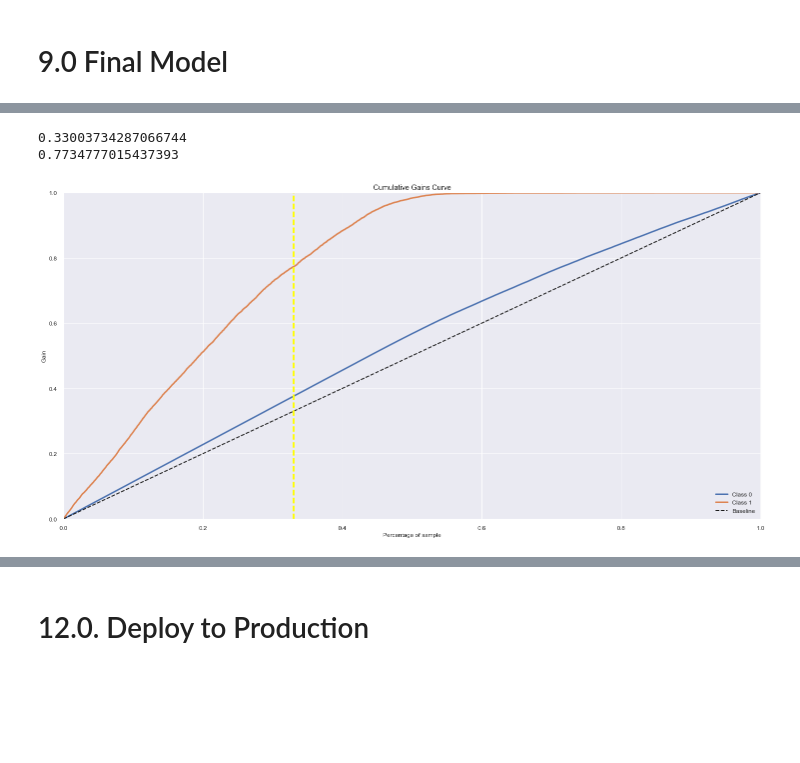
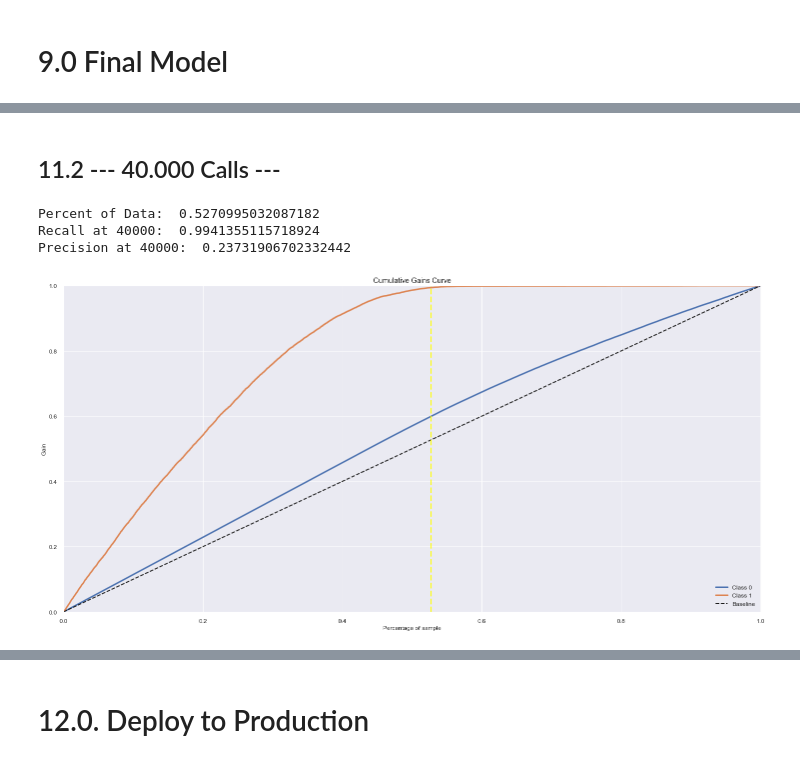
Before and after one commit to lujanrr/lujanrr_health_insurance_cross_sell, a Jupyter notebook: notebooks/Updated_1.0-LRR-health-insurance-cross-sell.ipynb, the cells around one changed output, grey strips where cells are left out. Cells and saved outputs as stored; diff of their text form; code cells hidden in the pictures; blank space fills up the shorter version.

```diff
--- a/notebooks/Updated_1.0-LRR-health-insurance-cross-sell.ipynb
+++ b/notebooks/Updated_1.0-LRR-health-insurance-cross-sell.ipynb
@@ -1417,12 +1447,12 @@ With 26 thousand calls and 4 hundred, our model would predict 80% of all people
 # %%
-random_choice = (33/100) * len(data)
-model         = (81/100) * len(data)
+random_choice = (65/100) * 127000
+model         = (99/100) * 127000
 
-x = random_choice * 1000
-y = model * 1000
+x = random_choice * (2000*12)
+y = model * (2000*12)
+dif=y-x
 
-print(str(int(x)) + ' revenue with random choice')
-print(str(int(y)) + ' revenue with model')
-
-print('difference in $: ' + str(int(y-x)) )
+print('{} Annual revenue with random choice'.format(x))
+print('{} Annual revenue with model'.format(y))
+print('difference in $: {} '.format(dif)  )
 # %% [output]
@@ -1522,15 +1601,20 @@ plt.show();
+# %% [markdown]
+## 11.2 --- 40.000 Calls ---
 # %%
-percent_of_dataset = 25100 / len(data)
-recall_at_25100 = recall_at_k(data, k = 25100)
+percent_of_dataset = 40000 / len(data)
+recall_at_40000 = recall_at_k(data, k = 40000)
+precision_at_40000=precision_at_k(data,k=40000)
 
-print(percent_of_dataset)
-print(recall_at_25100)
+print('Percent of Data: ',percent_of_dataset)
+print('Recall at 40000: ',recall_at_40000)
+print('Precision at 40000: ',precision_at_40000)
 
 # skplt.metrics.plot_cumulative_gain(y_test, yhat_nb)
 skplt.metrics.plot_cumulative_gain(y_df_test, pred)
-plt.axvline(0.33, 0, 1, color='yellow', ls='--', lw=3)
+plt.axvline(percent_of_dataset, 0, 1, color='yellow', ls='--', lw=3)
 plt.show();
 # %% [output]
-0.33003734287066744
-0.7734777015437393
+Percent of Data:  0.5270995032087182
+Recall at 40000:  0.9941355115718924
+Precision at 40000:  0.23731906702332442
-[figure, old version]
+[figure, new version]
```
Also changed, not shown: parts of 131 cells of this notebook, 7 other files.
